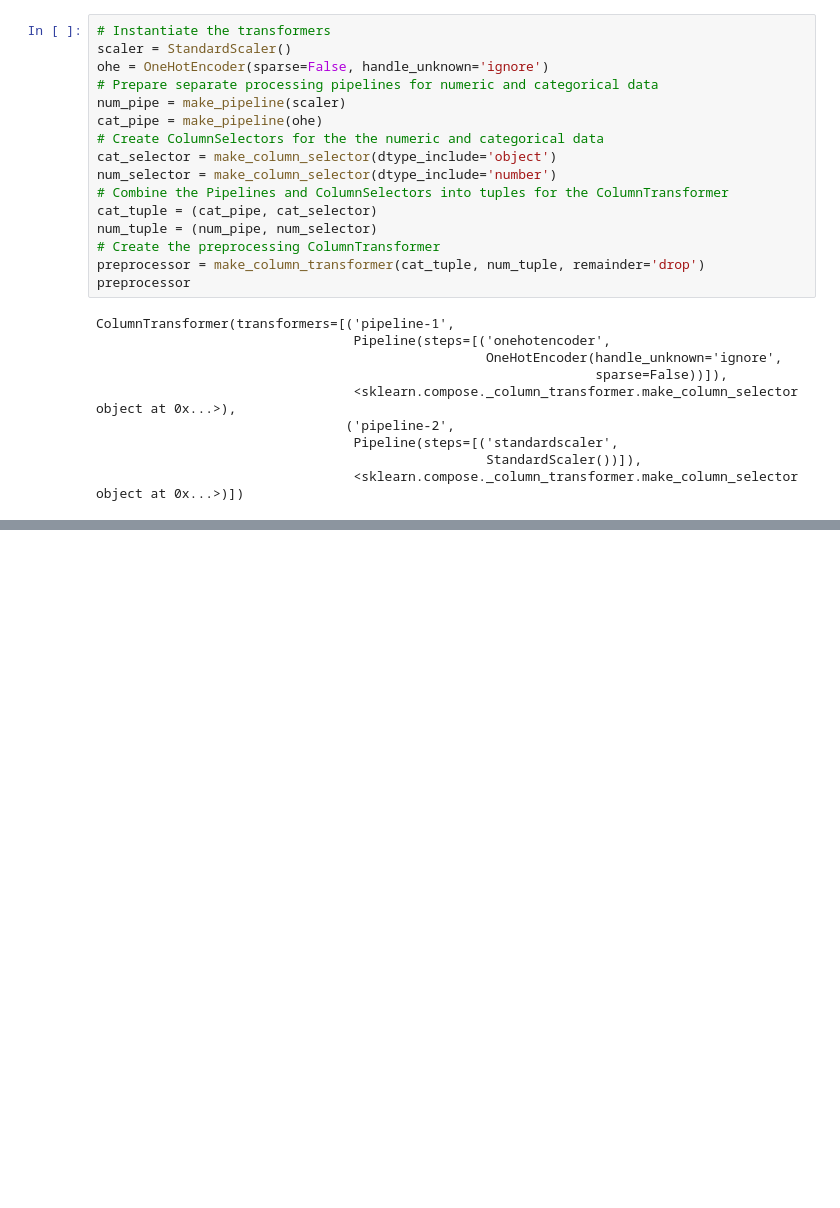
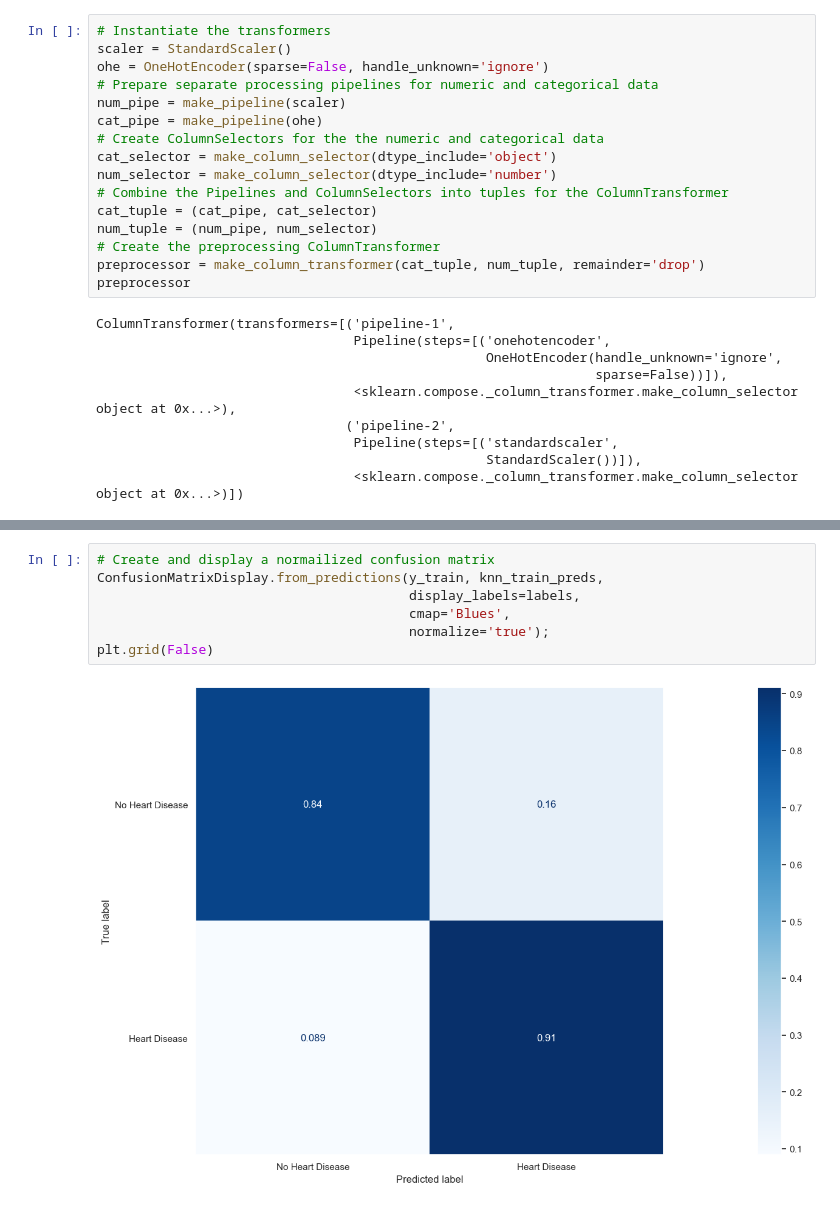
Before and after one commit to PaulLipska/Coding_Dojo_Project_2, a Jupyter notebook: Project2_Part_1.ipynb, the cells around one changed output, grey strips where cells are left out. Cells and saved outputs as stored; diff of their text form; blank space fills up the shorter version.

```diff
--- a/Project2_Part_1.ipynb
+++ b/Project2_Part_1.ipynb
@@ -581,0 +709,9 @@ ColumnTransformer(transformers=[('pipeline-1',
+# %%
+# Create and display a normailized confusion matrix
+ConfusionMatrixDisplay.from_predictions(y_train, knn_train_preds,
+                                        display_labels=labels,
+                                        cmap='Blues',
+                                        normalize='true');
+plt.grid(False)
+# %% [output]
+[figure, added]
```
Also changed, not shown: parts of 40 cells of this notebook.
